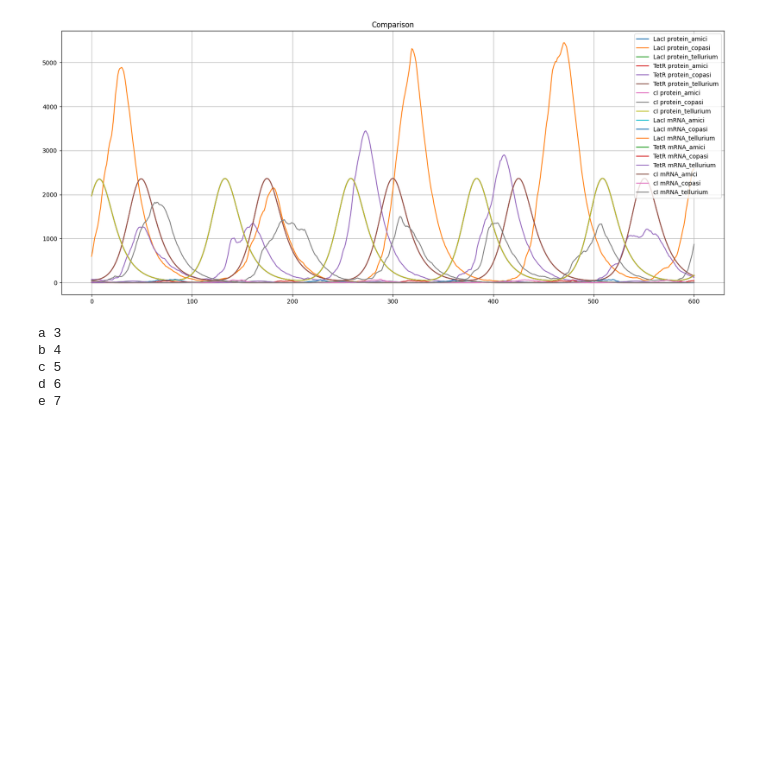
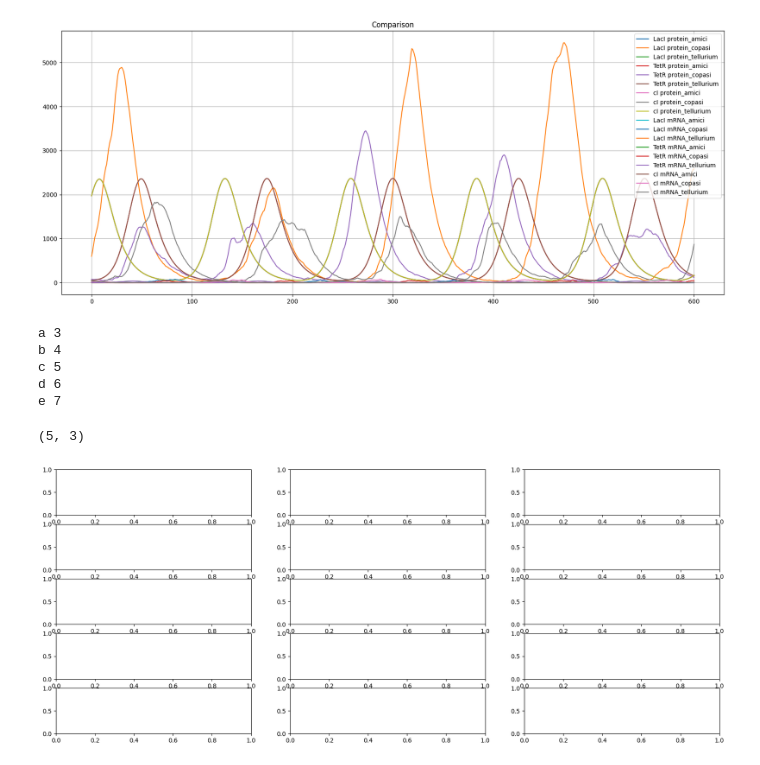
Before and after one commit to biosimulators/bio-check, a Jupyter notebook: demos/bio_check_demo.ipynb, the cells around one changed output. Cells and saved outputs as stored; diff of their text form; code cells hidden in the pictures; blank space fills up the shorter version.

```diff
--- a/demos/bio_check_demo.ipynb
+++ b/demos/bio_check_demo.ipynb
@@ -221,3 +221,11 @@ b 4
 c 5
 d 6
 e 7
+# %%
+f, axes = plt.subplots(nrows=5, ncols=3, figsize=(20, 8))
+
+
+axes.shape
+# %% [output]
+(5, 3)
+[figure, added]
```
Also changed, not shown: parts of 7 cells of this notebook, 2 other files.
